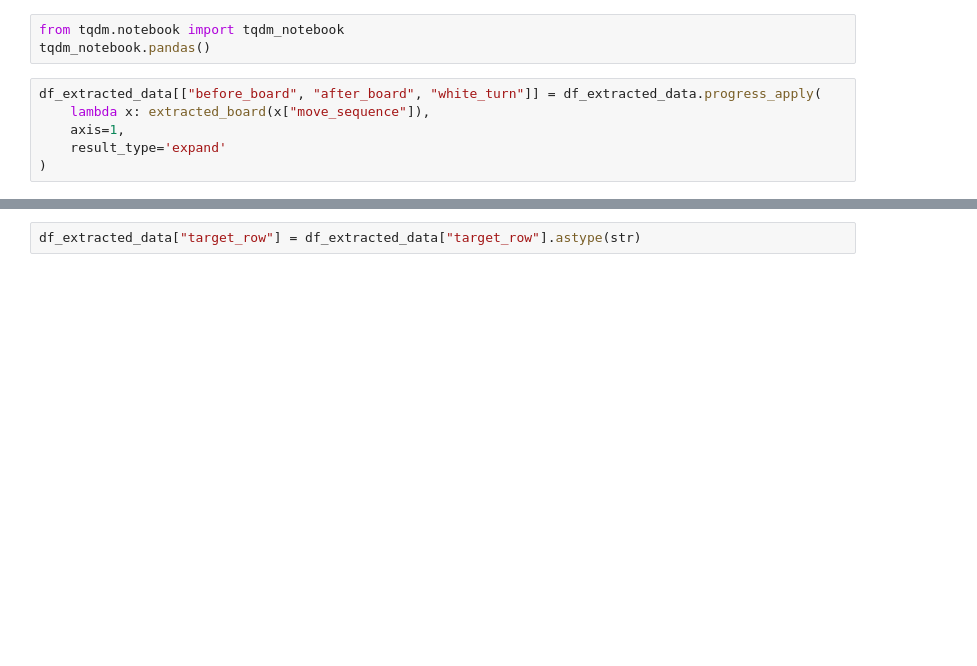
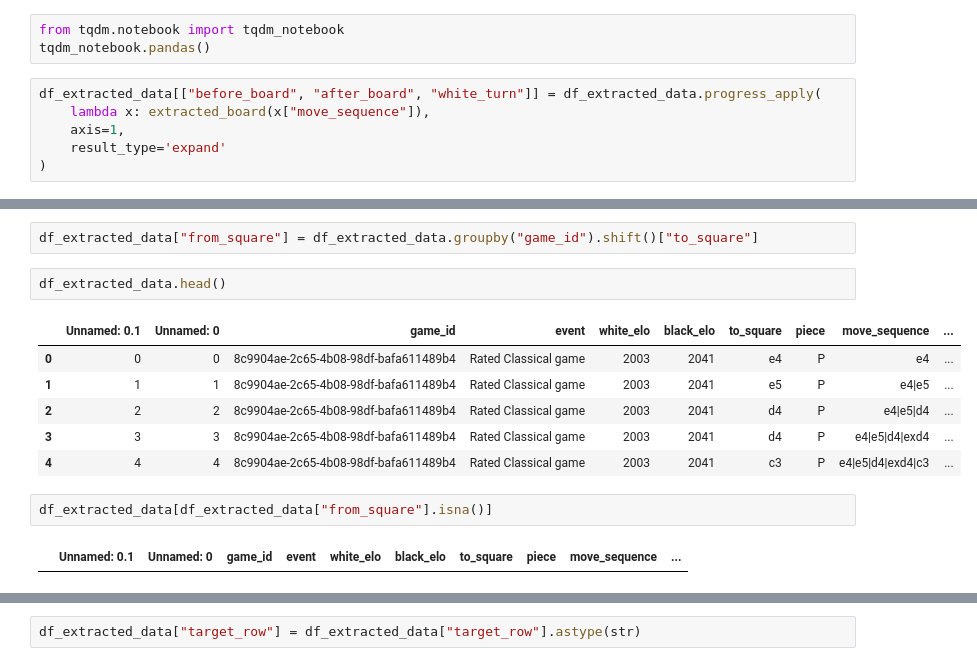
Before and after one commit to RegisGraptin/MLChess-FHE, a Jupyter notebook: data/analyse.ipynb, the cells around one changed output, grey strips where cells are left out. Saved outputs shown, nothing was run; the diff lists cells and outputs as text; blank space fills up the shorter version.

```diff
--- a/data/analyse.ipynb
+++ b/data/analyse.ipynb
@@ -176,0 +177,15 @@ df_extracted_data.head()
+# %%
+df_extracted_data["from_square"] = df_extracted_data.groupby("game_id").shift()["to_square"]
+# %%
+df_extracted_data.head()
+# %% [output]
+|  | Unnamed: 0.1 | Unnamed: 0 | game_id | event | white_elo | black_elo | to_square | piece | move_sequence | ... |
+| 0 | 0 | 0 | 8c9904ae-2c65-4b08-98df-bafa611489b4 | Rated Classical game | 2003 | 2041 | e4 | P | e4 | ... |
+| 1 | 1 | 1 | 8c9904ae-2c65-4b08-98df-bafa611489b4 | Rated Classical game | 2003 | 2041 | e5 | P | e4|e5 | ... |
+| 2 | 2 | 2 | 8c9904ae-2c65-4b08-98df-bafa611489b4 | Rated Classical game | 2003 | 2041 | d4 | P | e4|e5|d4 | ... |
+| 3 | 3 | 3 | 8c9904ae-2c65-4b08-98df-bafa611489b4 | Rated Classical game | 2003 | 2041 | d4 | P | e4|e5|d4|exd4 | ... |
+| 4 | 4 | 4 | 8c9904ae-2c65-4b08-98df-bafa611489b4 | Rated Classical game | 2003 | 2041 | c3 | P | e4|e5|d4|exd4|c3 | ... |
+# %%
+df_extracted_data[df_extracted_data["from_square"].isna()]
+# %% [output]
+|  | Unnamed: 0.1 | Unnamed: 0 | game_id | event | white_elo | black_elo | to_square | piece | move_sequence | ... |
```
Also changed, not shown: parts of 3 cells of this notebook, 12 other files.
